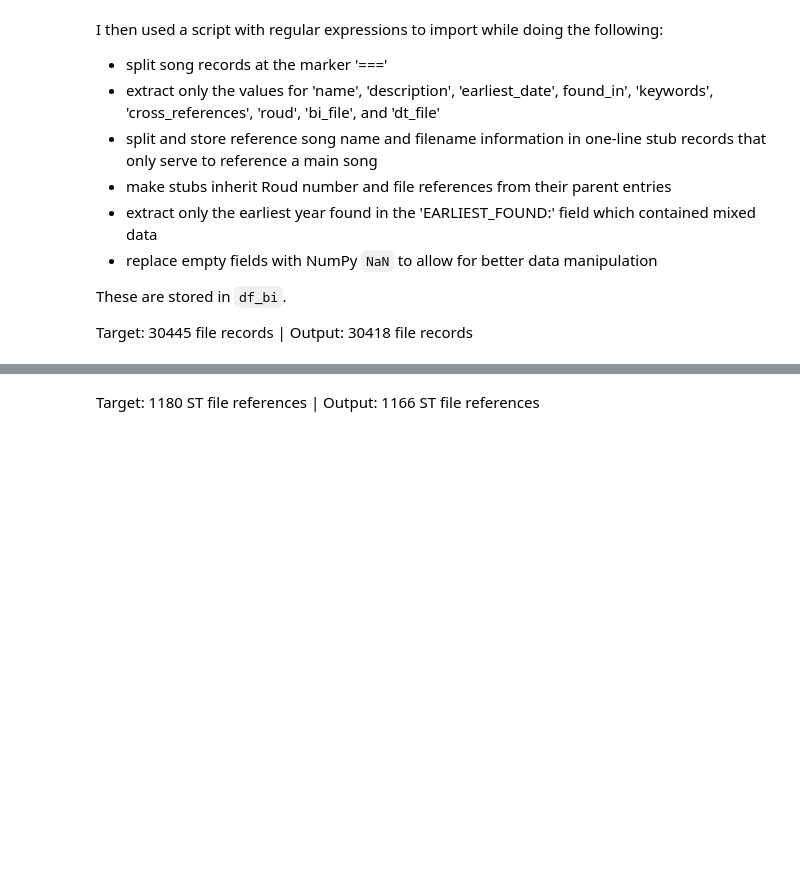
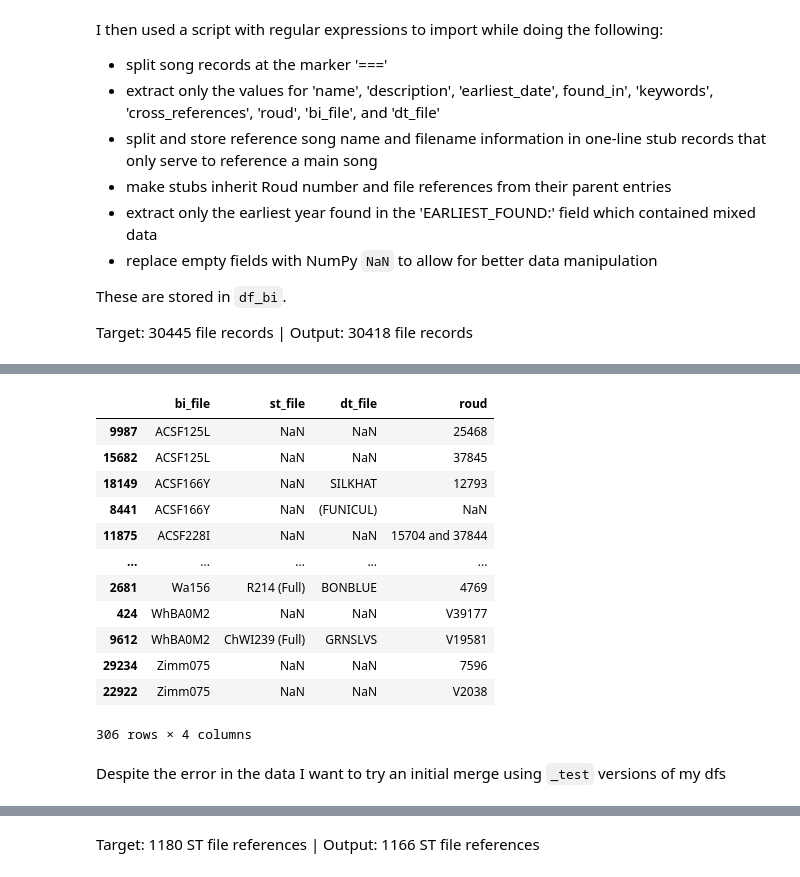
Before and after one commit to sian0x0/Roud-Song-Clusters, a Jupyter notebook: Roud-Clusters.ipynb, the cells around one changed output, grey strips where cells are left out. Saved outputs shown, nothing was run; the diff lists cells and outputs as text; code cells hidden in the pictures; blank space fills up the shorter version.

Commit message:
inital lyrics merge to test df

```diff
--- a/Roud-Clusters.ipynb
+++ b/Roud-Clusters.ipynb
@@ -201,0 +415,22 @@ NameError: name 'records' is not defined
+# %%
+#make a lookup table where bi_file points to st_file, dt_file and roud
+df_file_lookup_test = df_bi_test.loc[:,'bi_file':'roud'].dropna(subset=['roud', 'st_file', 'dt_file'], how='all')
+#check for duplicates in bi_file (should be unique index but is not due to 'bi_file' regex problems)
+df_lookup_duplicates = df_file_lookup_test[df_file_lookup_test.duplicated(subset=['bi_file'], keep=False)]
+df_lookup_duplicates.sort_values('bi_file')
+# %% [output]
+|  | bi_file | st_file | dt_file | roud |
+| 9987 | ACSF125L | NaN | NaN | 25468 |
+| 15682 | ACSF125L | NaN | NaN | 37845 |
+| 18149 | ACSF166Y | NaN | SILKHAT | 12793 |
+| 8441 | ACSF166Y | NaN | (FUNICUL) | NaN |
+| 11875 | ACSF228I | NaN | NaN | 15704 and 37844 |
+| ... | ... | ... | ... | ... |
+| 2681 | Wa156 | R214 (Full) | BONBLUE | 4769 |
+| 424 | WhBA0M2 | NaN | NaN | V39177 |
+| 9612 | WhBA0M2 | ChWI239 (Full) | GRNSLVS | V19581 |
+| 29234 | Zimm075 | NaN | NaN | 7596 |
+| 22922 | Zimm075 | NaN | NaN | V2038 |
+306 rows × 4 columns
+# %% [markdown]
+Despite the error in the data I want to try an initial merge using `_test` versions of my dfs
```
Also changed, not shown: parts of 27 cells of this notebook.
